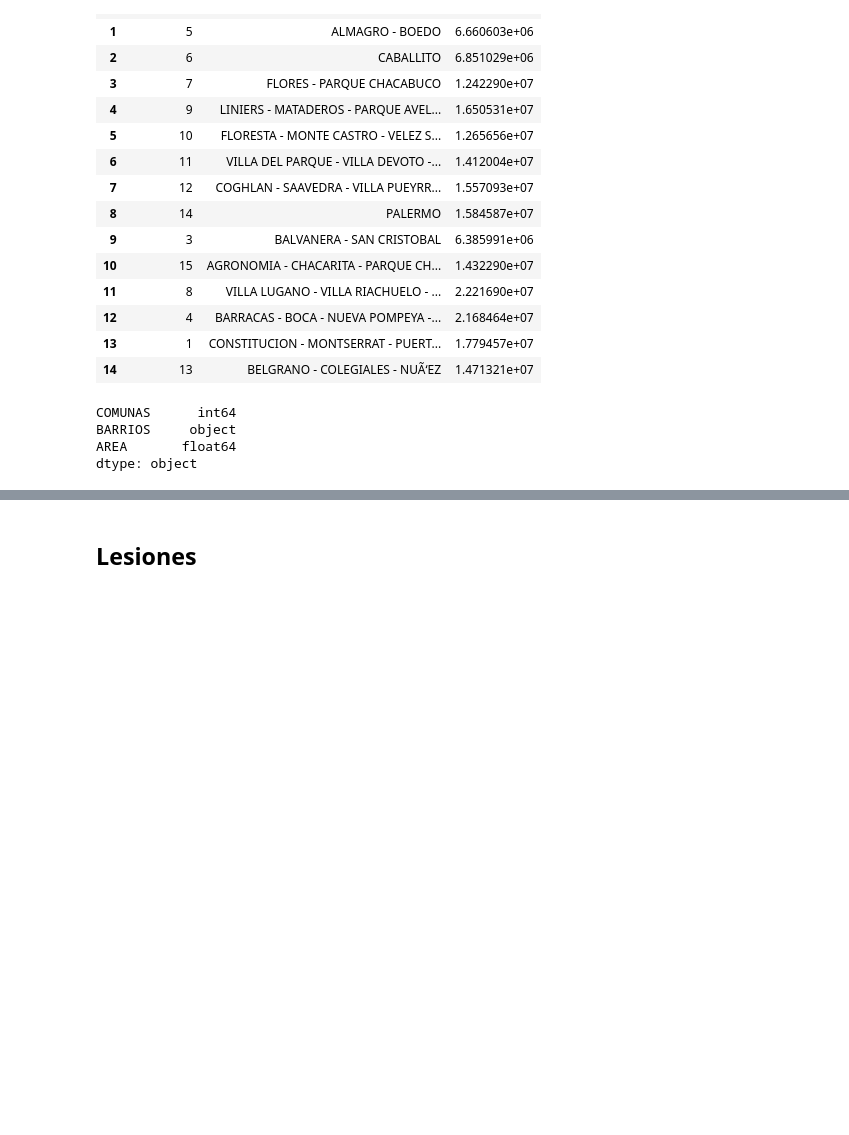
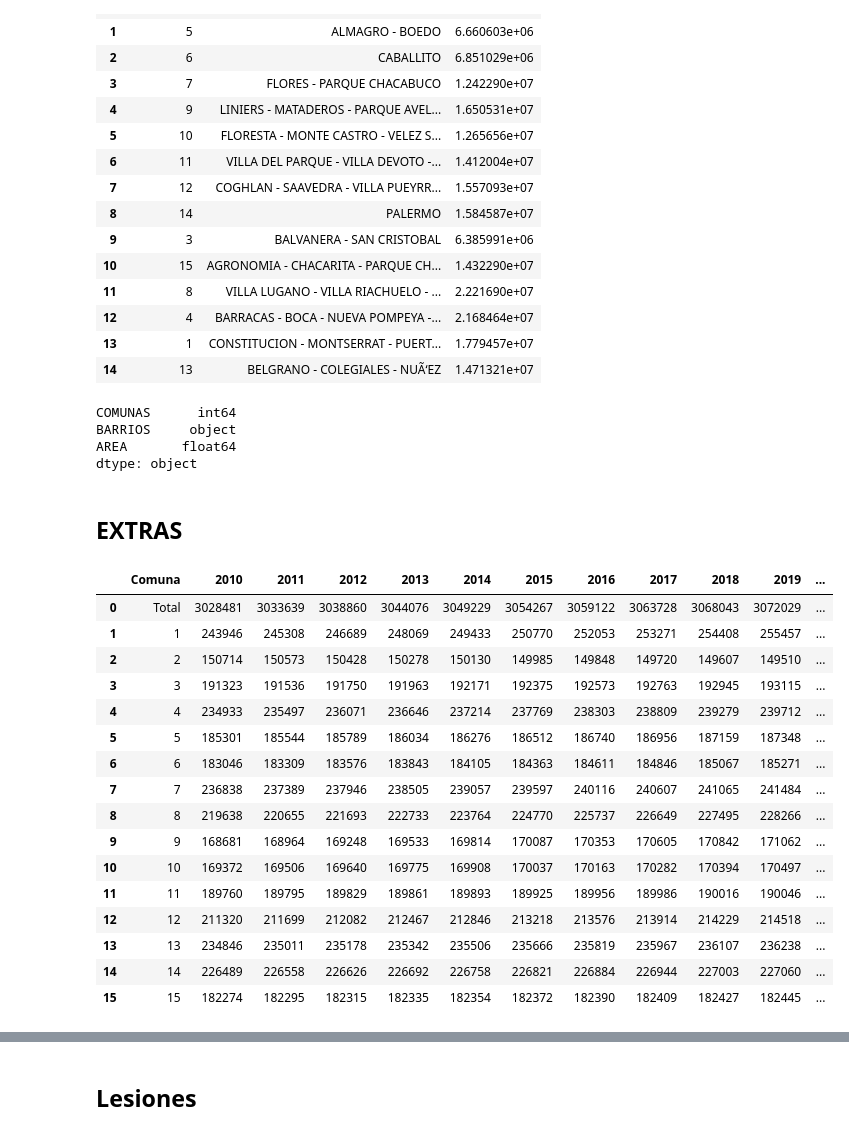
Before and after one commit to MarceloOrtizz/Proyecto_DA_Siniestros_Viales, a Jupyter notebook: etl.ipynb, the cells around one changed output, grey strips where cells are left out. Saved outputs shown, nothing was run; the diff lists cells and outputs as text; code cells hidden in the pictures; blank space fills up the shorter version.

Commit message:
etl extras

```diff
--- a/etl.ipynb
+++ b/etl.ipynb
@@ -799,3 +799,28 @@ dtype: object
 # %%
 comunas.to_csv('Data/limpia/comunas.csv', index=False)
 comunas.to_csv('C:/ProgramData/MySQL/MySQL Server 8.0/Uploads/comunas.csv', index=False)
+# %% [markdown]
+## EXTRAS
+# %%
+ruta = 'Data\Original\PBP_CO_1020.xls'
+poblacion = pd.read_excel(ruta, sheet_name='PBP_CO_1020', skiprows=2, nrows=16)
+# %%
+poblacion
+# %% [output]
+|  | Comuna | 2010 | 2011 | 2012 | 2013 | 2014 | 2015 | 2016 | 2017 | 2018 | 2019 | ... |
+| 0 | Total | 3028481 | 3033639 | 3038860 | 3044076 | 3049229 | 3054267 | 3059122 | 3063728 | 3068043 | 3072029 | ... |
+| 1 | 1 | 243946 | 245308 | 246689 | 248069 | 249433 | 250770 | 252053 | 253271 | 254408 | 255457 | ... |
+| 2 | 2 | 150714 | 150573 | 150428 | 150278 | 150130 | 149985 | 149848 | 149720 | 149607 | 149510 | ... |
+| 3 | 3 | 191323 | 191536 | 191750 | 191963 | 192171 | 192375 | 192573 | 192763 | 192945 | 193115 | ... |
+| 4 | 4 | 234933 | 235497 | 236071 | 236646 | 237214 | 237769 | 238303 | 238809 | 239279 | 239712 | ... |
+| 5 | 5 | 185301 | 185544 | 185789 | 186034 | 186276 | 186512 | 186740 | 186956 | 187159 | 187348 | ... |
+| 6 | 6 | 183046 | 183309 | 183576 | 183843 | 184105 | 184363 | 184611 | 184846 | 185067 | 185271 | ... |
+| 7 | 7 | 236838 | 237389 | 237946 | 238505 | 239057 | 239597 | 240116 | 240607 | 241065 | 241484 | ... |
+| 8 | 8 | 219638 | 220655 | 221693 | 222733 | 223764 | 224770 | 225737 | 226649 | 227495 | 228266 | ... |
+| 9 | 9 | 168681 | 168964 | 169248 | 169533 | 169814 | 170087 | 170353 | 170605 | 170842 | 171062 | ... |
+| 10 | 10 | 169372 | 169506 | 169640 | 169775 | 169908 | 170037 | 170163 | 170282 | 170394 | 170497 | ... |
+| 11 | 11 | 189760 | 189795 | 189829 | 189861 | 189893 | 189925 | 189956 | 189986 | 190016 | 190046 | ... |
+| 12 | 12 | 211320 | 211699 | 212082 | 212467 | 212846 | 213218 | 213576 | 213914 | 214229 | 214518 | ... |
+| 13 | 13 | 234846 | 235011 | 235178 | 235342 | 235506 | 235666 | 235819 | 235967 | 236107 | 236238 | ... |
+| 14 | 14 | 226489 | 226558 | 226626 | 226692 | 226758 | 226821 | 226884 | 226944 | 227003 | 227060 | ... |
+| 15 | 15 | 182274 | 182295 | 182315 | 182335 | 182354 | 182372 | 182390 | 182409 | 182427 | 182445 | ... |
```
Also changed, not shown: parts of 4 cells of this notebook, 1 other file.
